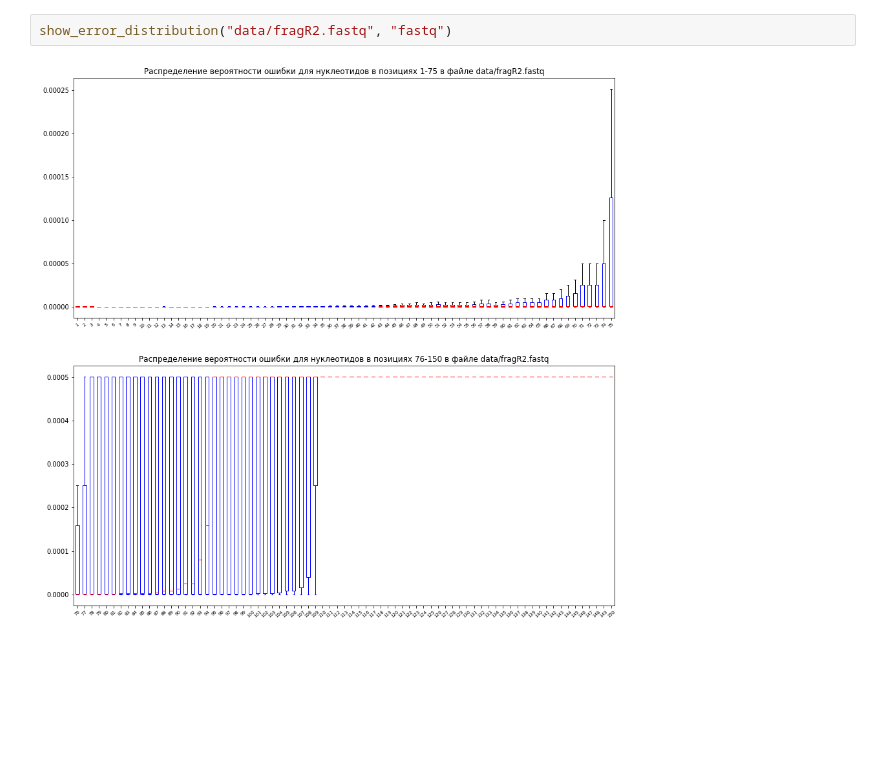
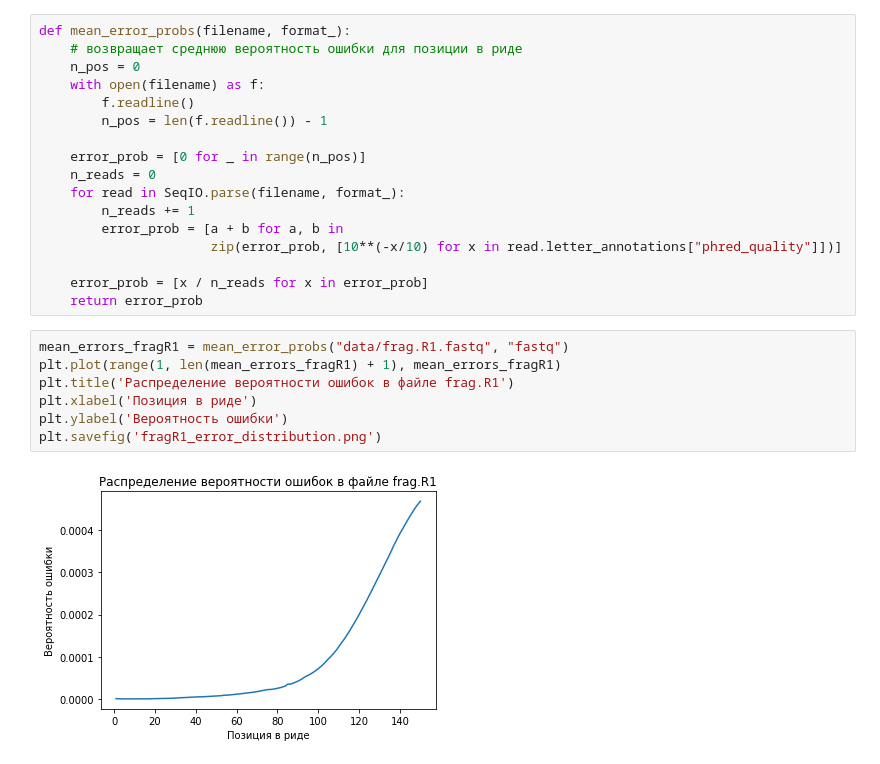
Before and after one commit to DaryaChaplygina/BioInf2018, a Jupyter notebook: NGS/HW1/quality_distr.ipynb, the cells around one changed output. Drawn from its saved outputs; the diff is of its cells as text; blank space fills up the shorter version.

Commit message:
add error distribution plots

```diff
--- a/NGS/HW1/quality_distr.ipynb
+++ b/NGS/HW1/quality_distr.ipynb
@@ -42,4 +6,26 @@ def show_error_distribution(filename, format_):
-# %%
-show_error_distribution("data/fragR2.fastq", "fastq")
-# %% [output]
-[figure, removed]
+# %%
+def mean_error_probs(filename, format_):
+    # возвращает среднюю вероятность ошибки для позиции в риде
+    n_pos = 0
+    with open(filename) as f:
+        f.readline()
+        n_pos = len(f.readline()) - 1
+
+    error_prob = [0 for _ in range(n_pos)]
+    n_reads = 0
+    for read in SeqIO.parse(filename, format_):
+        n_reads += 1
+        error_prob = [a + b for a, b in
+                      zip(error_prob, [10**(-x/10) for x in read.letter_annotations["phred_quality"]])]
+
+    error_prob = [x / n_reads for x in error_prob]
+    return error_prob
+# %%
+mean_errors_fragR1 = mean_error_probs("data/frag.R1.fastq", "fastq")
+plt.plot(range(1, len(mean_errors_fragR1) + 1), mean_errors_fragR1)
+plt.title('Распределение вероятности ошибок в файле frag.R1')
+plt.xlabel('Позиция в риде')
+plt.ylabel('Вероятность ошибки')
+plt.savefig('fragR1_error_distribution.png')
+# %% [output]
+[figure, added]
```
Also changed, not shown: parts of 5 cells of this notebook.
